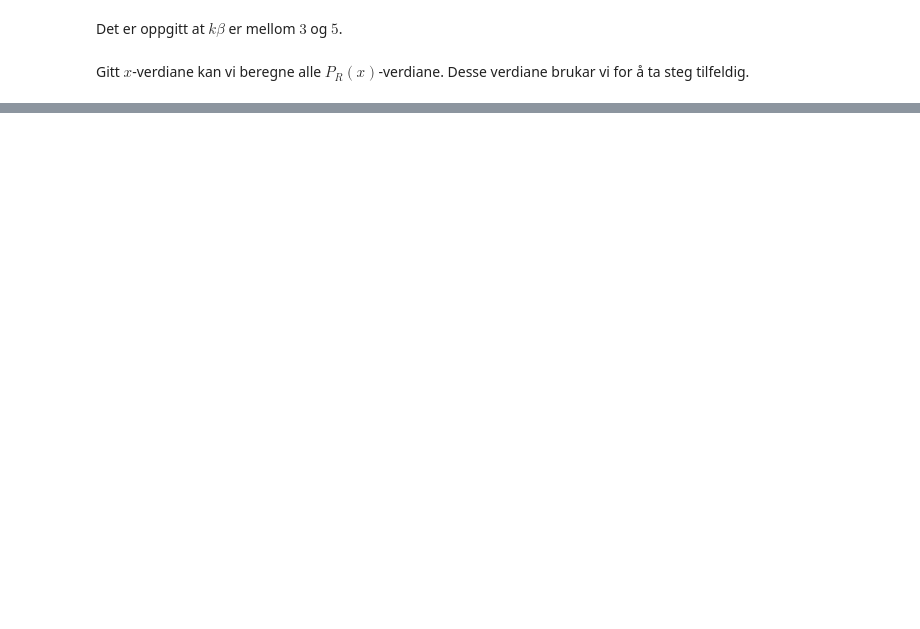
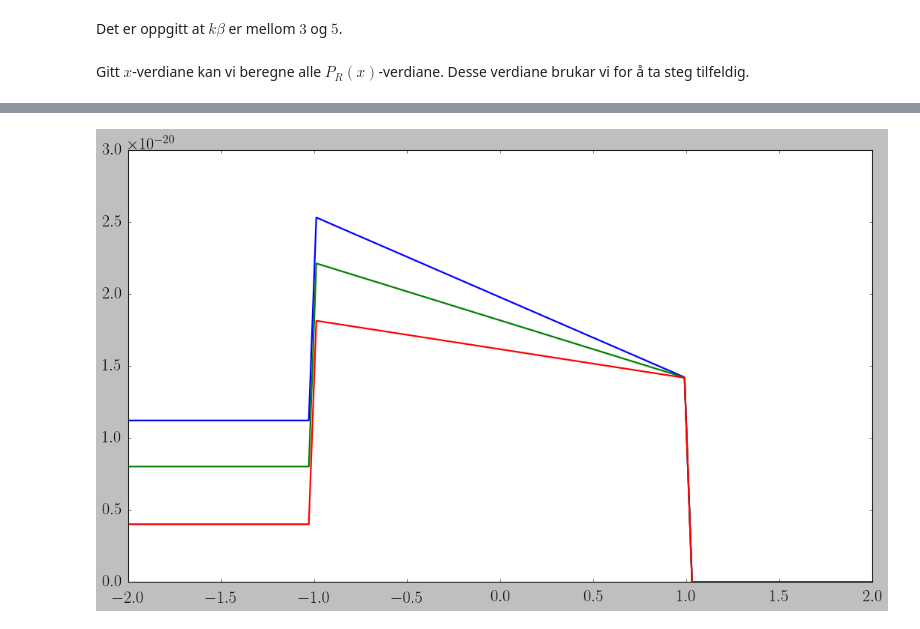
Before and after one commit to steffenhaug/vbbio, a Jupyter notebook: oppg_7_1.ipynb, the cells around one changed output, grey strips where cells are left out. Cells and saved outputs as stored; diff of their text form; code cells hidden in the pictures; blank space fills up the shorter version.

```diff
--- a/oppg_7_1.ipynb
+++ b/oppg_7_1.ipynb
@@ -106 +84,45 @@ Desse verdiane brukar vi for å ta steg tilfeldig.
+# %%
+# menbrane-potentials
+V0_Na = 3.5 / beta
+V0_K  = V0_Na
+
+def Vmem_Na(x):
+    if abs(x) > L / 2:
+        return np.inf
+    if -h <= x <= h:
+        return V0_Na
+    else:
+        return 0
+
+def Vmem_K(x):
+    if abs(x) > L / 2:
+        return np.inf
+    elif -h <= x <= h:
+        return V0_K
+    else:
+        return 0
+
+def lerp(x, y, t): return (1 - t) * x + t * y
+
+def Vfield(x, voltage):
+    if x < -h:
+        return voltage * const.elementary_charge
+    elif x > h:
+        return 0
+    else:
+        return lerp(voltage, 0, (x + h)/2) * const.elementary_charge
+# %%
+ts = np.linspace(-2, 2, 100)
+ys = np.empty((100,3))
+for y, t in enumerate(ts):
+    ys[y, 0] = Vmem_Na(t) + Vfield(t, 70*1e-3)
+    ys[y, 1] = Vmem_Na(t) + Vfield(t, 50*1e-3)
+    ys[y, 2] = Vmem_Na(t) + Vfield(t, 25*1e-3)
+
+plt.figure(figsize=(16, 9))
+plt.plot(ts, ys[:, 0]);
+plt.plot(ts, ys[:, 1]);
+plt.plot(ts, ys[:, 2]);
+# %% [output]
+[figure, added]
 # %% [markdown]
```
Also changed, not shown: parts of 10 cells of this notebook, 14 other files.
